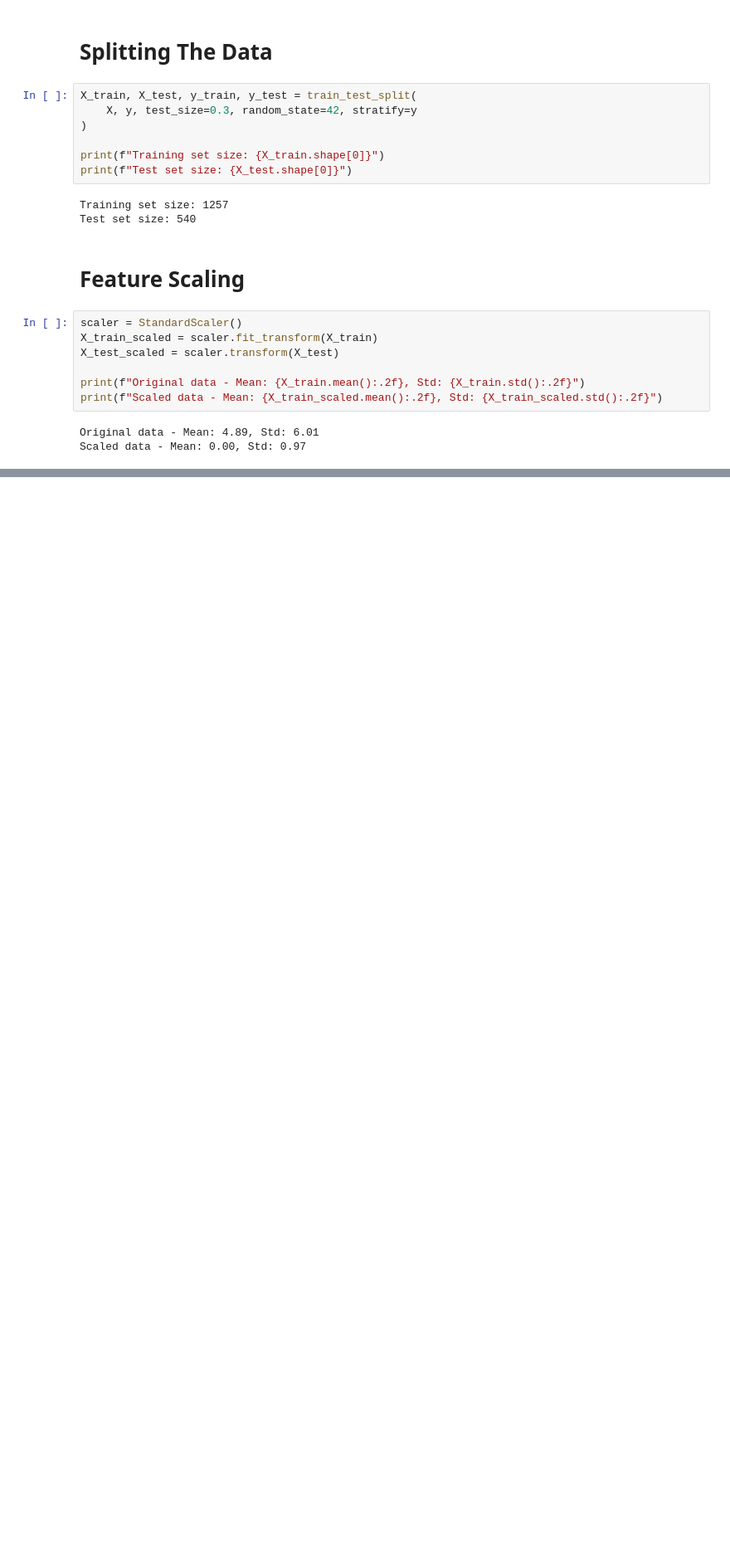
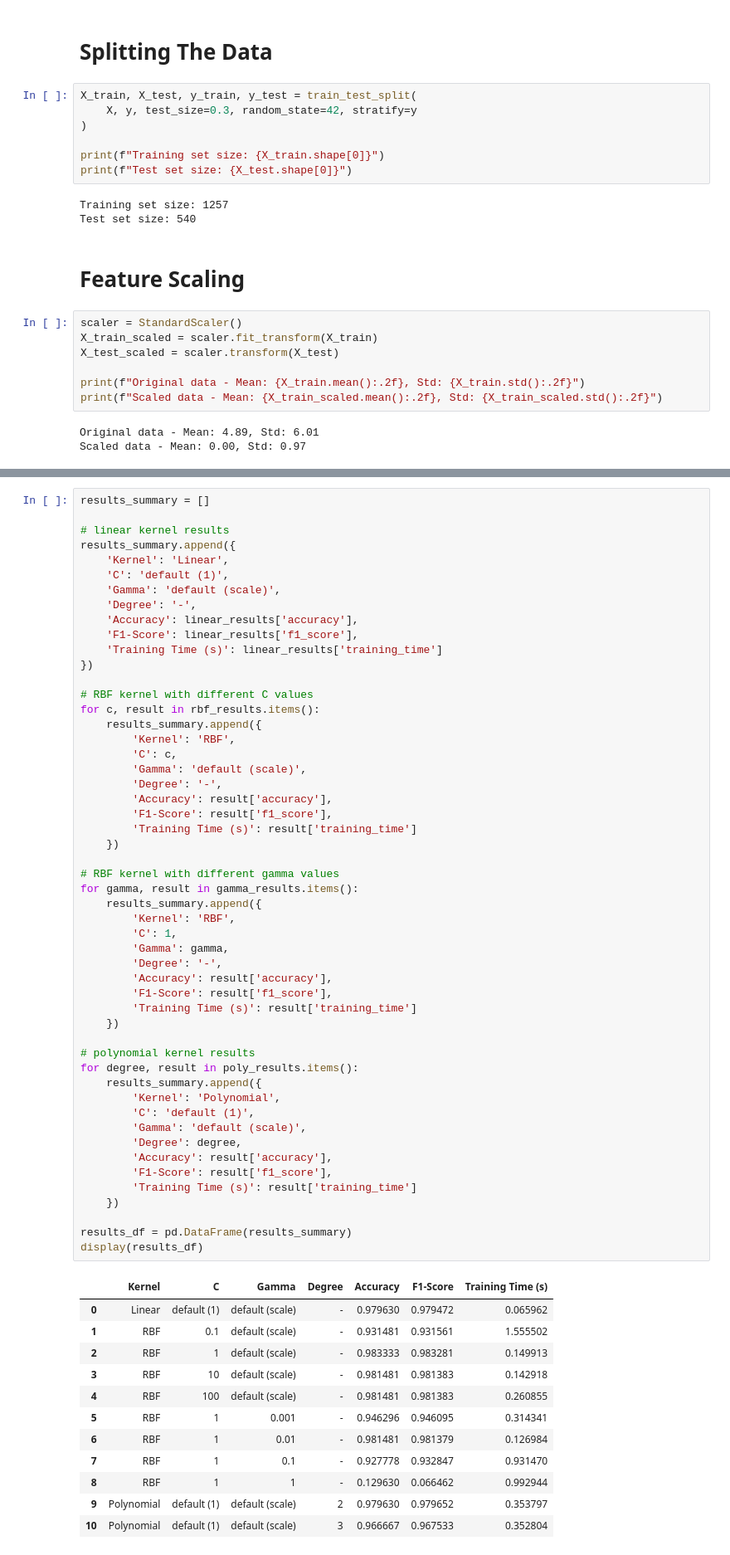
Before and after one commit to SobhanEyvazipoor/Homework-2, a Jupyter notebook: Exercise_3.ipynb, the cells around one changed output, grey strips where cells are left out. Shown: that part at 83% size. Saved outputs shown, nothing was run; the diff lists cells and outputs as text; blank space fills up the shorter version.

```diff
--- a/Exercise_3.ipynb
+++ b/Exercise_3.ipynb
@@ -65,0 +166,65 @@ Scaled data - Mean: 0.00, Std: 0.97
+# %%
+results_summary = []
+
+# linear kernel results
+results_summary.append({
+    'Kernel': 'Linear',
+    'C': 'default (1)',
+    'Gamma': 'default (scale)',
+    'Degree': '-',
+    'Accuracy': linear_results['accuracy'],
+    'F1-Score': linear_results['f1_score'],
+    'Training Time (s)': linear_results['training_time']
+})
+
+# RBF kernel with different C values
+for c, result in rbf_results.items():
+    results_summary.append({
+        'Kernel': 'RBF',
+        'C': c,
+        'Gamma': 'default (scale)',
+        'Degree': '-',
+        'Accuracy': result['accuracy'],
+        'F1-Score': result['f1_score'],
+        'Training Time (s)': result['training_time']
+    })
+
+# RBF kernel with different gamma values
+for gamma, result in gamma_results.items():
+    results_summary.append({
+        'Kernel': 'RBF',
+        'C': 1,
+        'Gamma': gamma,
+        'Degree': '-',
+        'Accuracy': result['accuracy'],
+        'F1-Score': result['f1_score'],
+        'Training Time (s)': result['training_time']
+    })
+
+# polynomial kernel results
+for degree, result in poly_results.items():
+    results_summary.append({
+        'Kernel': 'Polynomial',
+        'C': 'default (1)',
+        'Gamma': 'default (scale)',
+        'Degree': degree,
+        'Accuracy': result['accuracy'],
+        'F1-Score': result['f1_score'],
+        'Training Time (s)': result['training_time']
+    })
+
+results_df = pd.DataFrame(results_summary)
+display(results_df)
+# %% [output]
+|  | Kernel | C | Gamma | Degree | Accuracy | F1-Score | Training Time (s) |
+| 0 | Linear | default (1) | default (scale) | - | 0.979630 | 0.979472 | 0.065962 |
+| 1 | RBF | 0.1 | default (scale) | - | 0.931481 | 0.931561 | 1.555502 |
+| 2 | RBF | 1 | default (scale) | - | 0.983333 | 0.983281 | 0.149913 |
+| 3 | RBF | 10 | default (scale) | - | 0.981481 | 0.981383 | 0.142918 |
+| 4 | RBF | 100 | default (scale) | - | 0.981481 | 0.981383 | 0.260855 |
+| 5 | RBF | 1 | 0.001 | - | 0.946296 | 0.946095 | 0.314341 |
+| 6 | RBF | 1 | 0.01 | - | 0.981481 | 0.981379 | 0.126984 |
+| 7 | RBF | 1 | 0.1 | - | 0.927778 | 0.932847 | 0.931470 |
+| 8 | RBF | 1 | 1 | - | 0.129630 | 0.066462 | 0.992944 |
+| 9 | Polynomial | default (1) | default (scale) | 2 | 0.979630 | 0.979652 | 0.353797 |
+| 10 | Polynomial | default (1) | default (scale) | 3 | 0.966667 | 0.967533 | 0.352804 |
```
Also changed, not shown: parts of 21 cells of this notebook.
